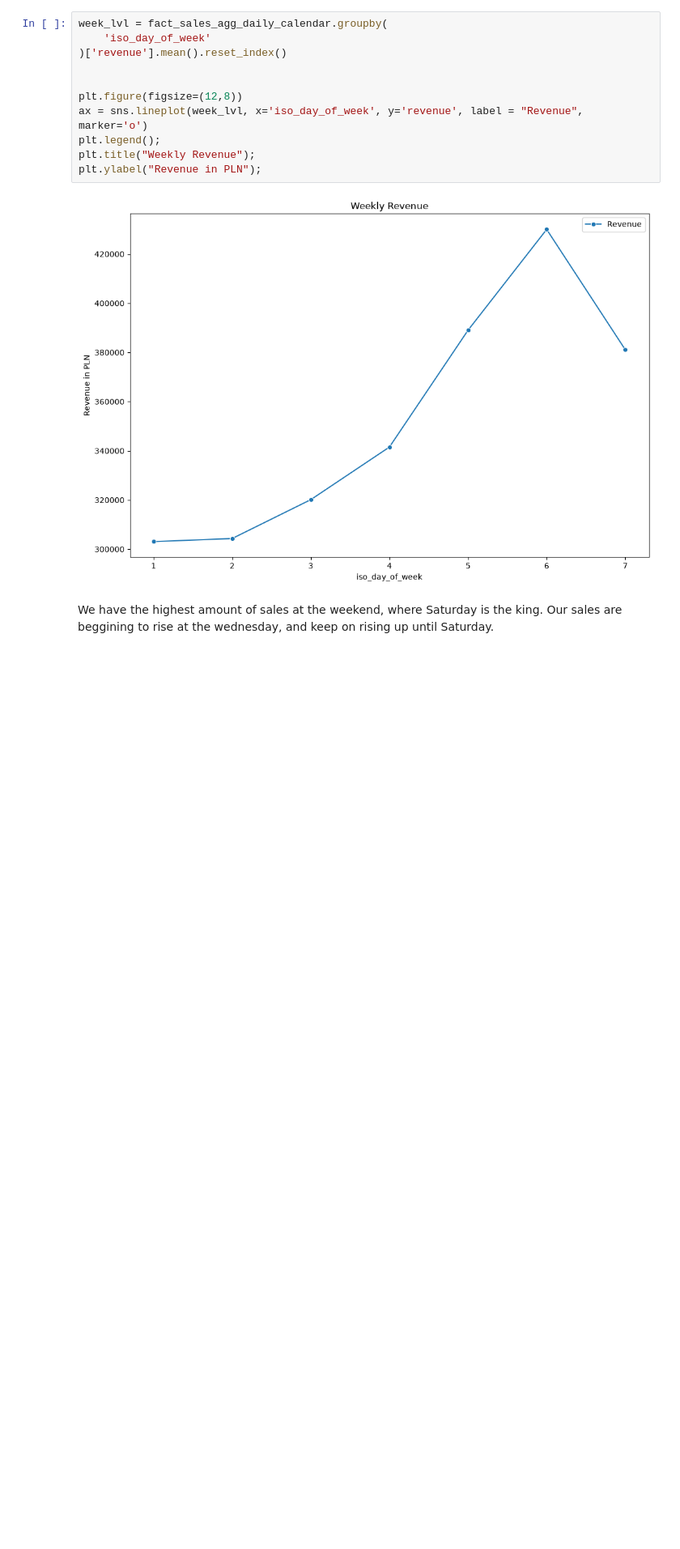
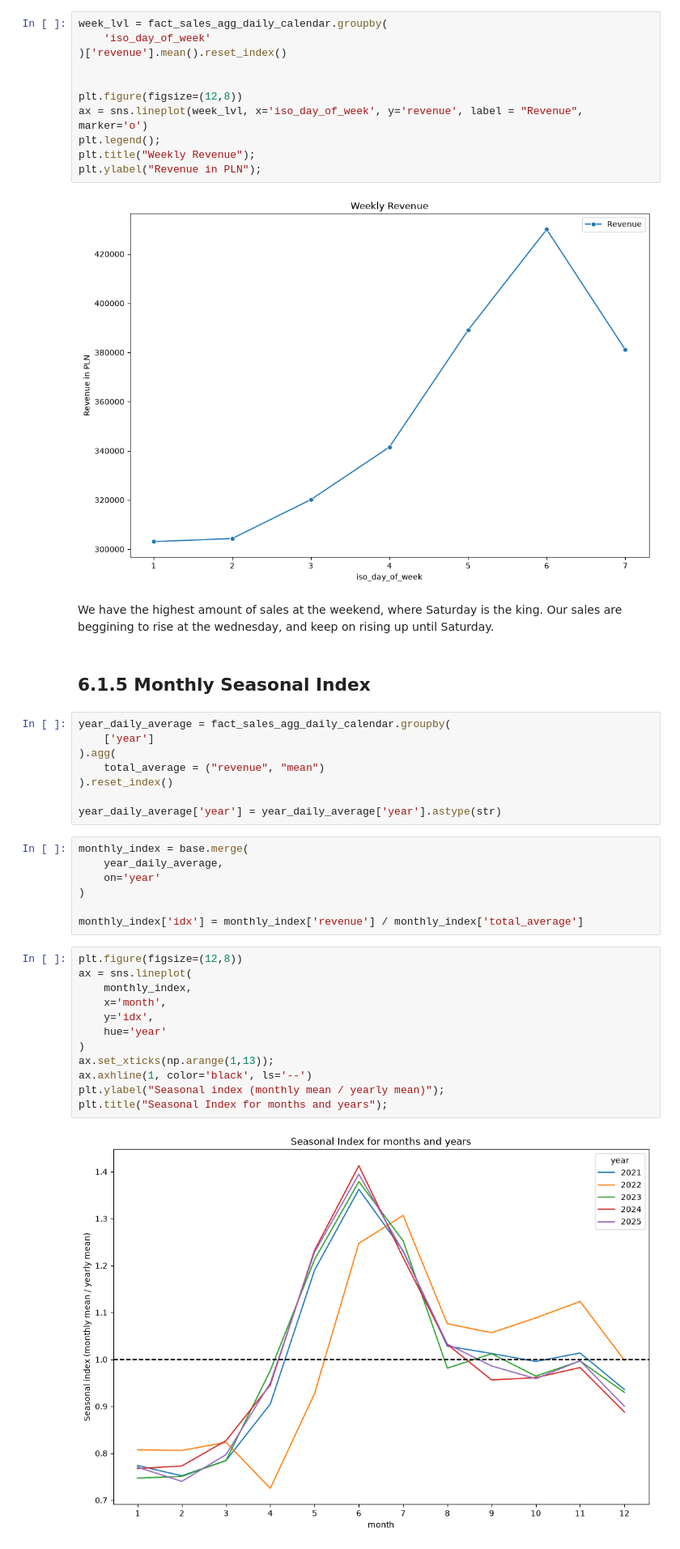
Before and after one commit to Grzegosh/sku_prediction, a Jupyter notebook: EDA.ipynb, the cells around one changed output. Shown at 81% size. Saved outputs shown, nothing was run; the diff lists cells and outputs as text; blank space fills up the shorter version.

Commit message:
Monthly Seasonal Index

```diff
--- a/EDA.ipynb
+++ b/EDA.ipynb
@@ -200,3 +200,34 @@ plt.ylabel("Revenue in PLN");
 [figure]
 # %% [markdown]
 We have the highest amount of sales at the weekend, where Saturday is the king. Our sales are beggining to rise at the wednesday, and keep on rising up until Saturday.
+# %% [markdown]
+## 6.1.5 Monthly Seasonal Index
+# %%
+year_daily_average = fact_sales_agg_daily_calendar.groupby(
+    ['year']
+).agg(
+    total_average = ("revenue", "mean")
+).reset_index()
+
+year_daily_average['year'] = year_daily_average['year'].astype(str)
+# %%
+monthly_index = base.merge(
+    year_daily_average,
+    on='year'
+)
+
+monthly_index['idx'] = monthly_index['revenue'] / monthly_index['total_average']
+# %%
+plt.figure(figsize=(12,8))
+ax = sns.lineplot(
+    monthly_index,
+    x='month',
+    y='idx',
+    hue='year'
+)
+ax.set_xticks(np.arange(1,13));
+ax.axhline(1, color='black', ls='--')
+plt.ylabel("Seasonal index (monthly mean / yearly mean)");
+plt.title("Seasonal Index for months and years");
+# %% [output]
+[figure, added]
```
Also changed, not shown: parts of 3 cells of this notebook.
